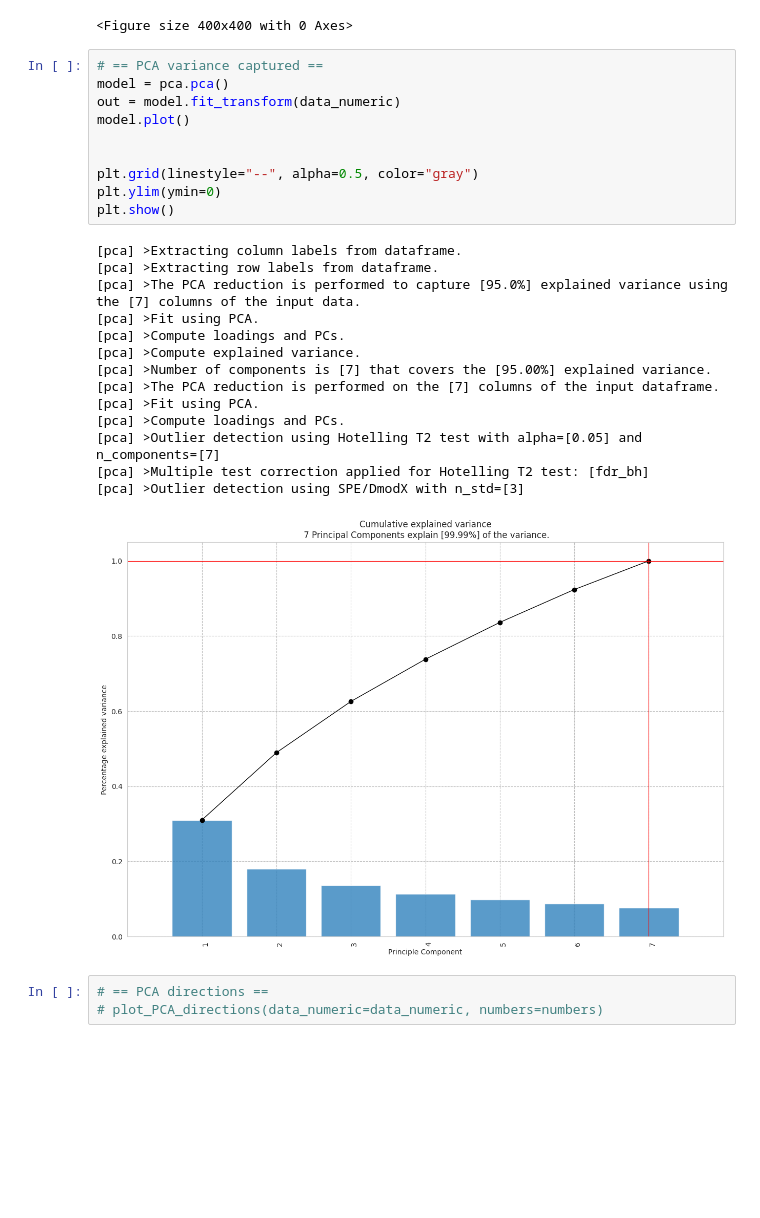
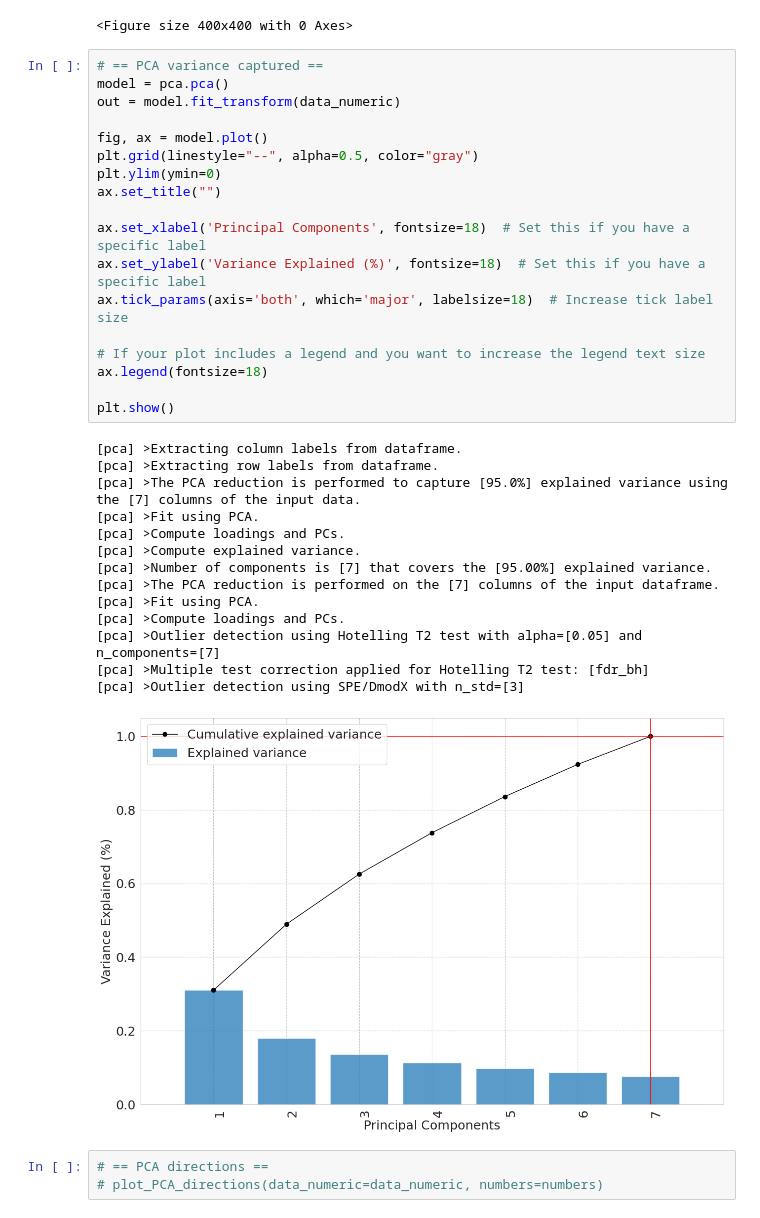
Before and after one commit to Mirtia/02450-Introduction-To-ML-DM, a Jupyter notebook: pca.ipynb, the cells around one changed output. Drawn from its saved outputs; the diff is of its cells as text; blank space fills up the shorter version.

```diff
--- a/pca.ipynb
+++ b/pca.ipynb
@@ -337,28 +315,36 @@ Number of components    7       Total variance  0.9999999999999998
 # %%
 # == PCA variance captured ==
 model = pca.pca()
 out = model.fit_transform(data_numeric)
-model.plot()
 
-
+fig, ax = model.plot()
 plt.grid(linestyle="--", alpha=0.5, color="gray")
 plt.ylim(ymin=0)
+ax.set_title("")
+
+ax.set_xlabel('Principal Components', fontsize=18)  # Set this if you have a specific label
+ax.set_ylabel('Variance Explained (%)', fontsize=18)  # Set this if you have a specific label
+ax.tick_params(axis='both', which='major', labelsize=18)  # Increase tick label size
+
+# If your plot includes a legend and you want to increase the legend text size
+ax.legend(fontsize=18)
+
 plt.show()
 # %% [output]
 [pca] >Extracting column labels from dataframe.
 [pca] >Extracting row labels from dataframe.
 [pca] >The PCA reduction is performed to capture [95.0%] explained variance using the [7] columns of the input data.
 [pca] >Fit using PCA.
 [pca] >Compute loadings and PCs.
 [pca] >Compute explained variance.
 [pca] >Number of components is [7] that covers the [95.00%] explained variance.
 [pca] >The PCA reduction is performed on the [7] columns of the input dataframe.
 [pca] >Fit using PCA.
 [pca] >Compute loadings and PCs.
 [pca] >Outlier detection using Hotelling T2 test with alpha=[0.05] and n_components=[7]
 [pca] >Multiple test correction applied for Hotelling T2 test: [fdr_bh]
 [pca] >Outlier detection using SPE/DmodX with n_std=[3]
-[figure, old version]
+[figure, new version]
 # %%
 # == PCA directions ==
 # plot_PCA_directions(data_numeric=data_numeric, numbers=numbers)
```
Also changed, not shown: parts of 10 cells of this notebook, 4 other files.
